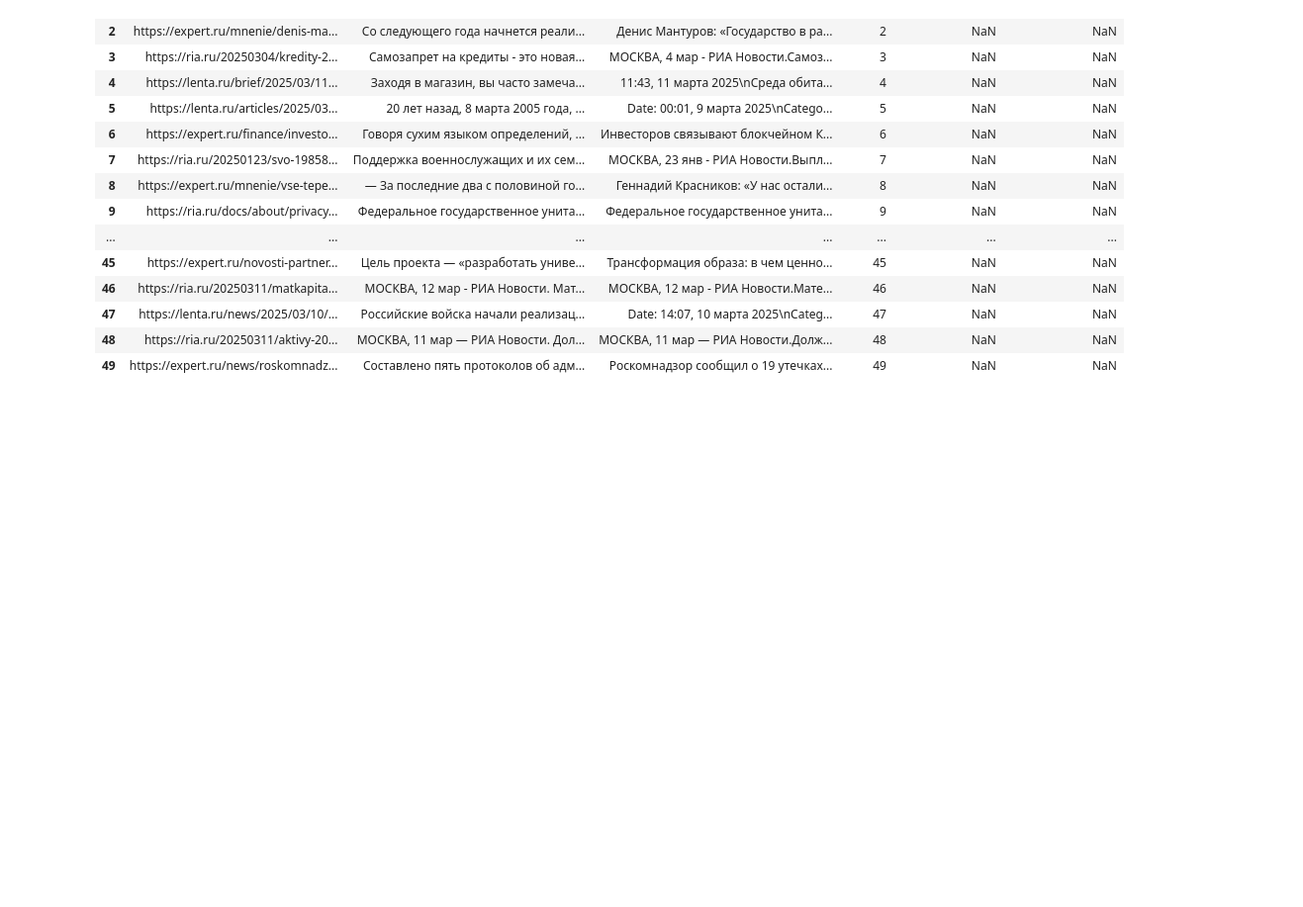
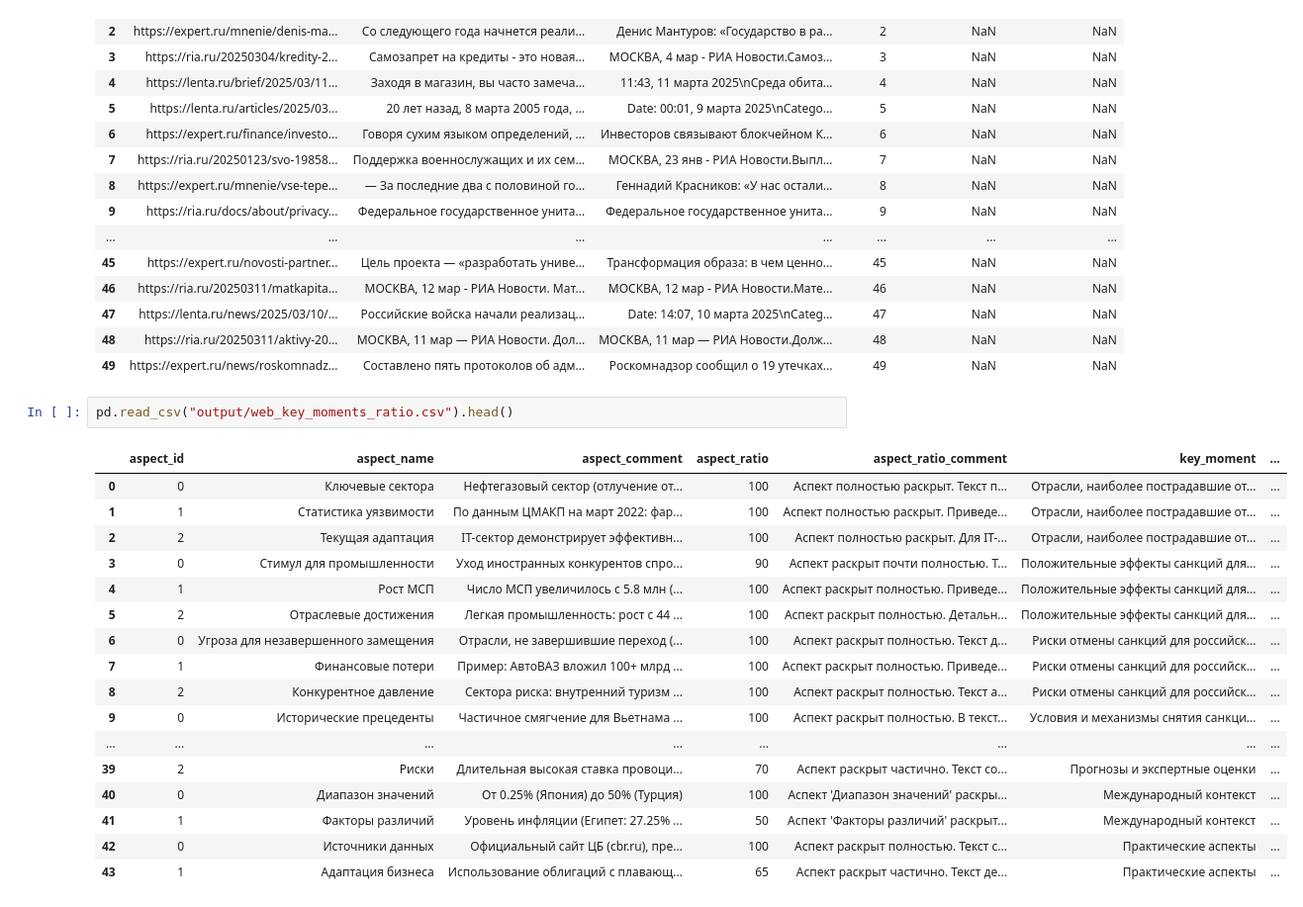
Before and after one commit to rvegrc/llm_news, a Jupyter notebook: llm_news.ipynb, the cells around one changed output. Shown at 99% size. Cells and saved outputs as stored; diff of their text form; blank space fills up the shorter version.

Commit message:
get all ratio for test two texts

```diff
--- a/llm_news.ipynb
+++ b/llm_news.ipynb
@@ -391,3 +391,23 @@ data_test_web
 | 47 | https://lenta.ru/news/2025/03/10/... | Российские войска начали реализац... | Date: 14:07, 10 марта 2025\nCateg... | 47 | NaN | NaN |
 | 48 | https://ria.ru/20250311/aktivy-20... | МОСКВА, 11 мар — РИА Новости. Дол... | МОСКВА, 11 мар — РИА Новости.Долж... | 48 | NaN | NaN |
 | 49 | https://expert.ru/news/roskomnadz... | Составлено пять протоколов об адм... | Роскомнадзор сообщил о 19 утечках... | 49 | NaN | NaN |
+# %%
+pd.read_csv("output/web_key_moments_ratio.csv").head()
+# %% [output]
+|  | aspect_id | aspect_name | aspect_comment | aspect_ratio | aspect_ratio_comment | key_moment | ... |
+| 0 | 0 | Ключевые сектора | Нефтегазовый сектор (отлучение от... | 100 | Аспект полностью раскрыт. Текст п... | Отрасли, наиболее пострадавшие от... | ... |
+| 1 | 1 | Статистика уязвимости | По данным ЦМАКП на март 2022: фар... | 100 | Аспект полностью раскрыт. Приведе... | Отрасли, наиболее пострадавшие от... | ... |
+| 2 | 2 | Текущая адаптация | IT-сектор демонстрирует эффективн... | 100 | Аспект полностью раскрыт. Для IT-... | Отрасли, наиболее пострадавшие от... | ... |
+| 3 | 0 | Стимул для промышленности | Уход иностранных конкурентов спро... | 90 | Аспект раскрыт почти полностью. Т... | Положительные эффекты санкций для... | ... |
+| 4 | 1 | Рост МСП | Число МСП увеличилось с 5.8 млн (... | 100 | Аспект раскрыт полностью. Приведе... | Положительные эффекты санкций для... | ... |
+| 5 | 2 | Отраслевые достижения | Легкая промышленность: рост с 44 ... | 100 | Аспект раскрыт полностью. Детальн... | Положительные эффекты санкций для... | ... |
+| 6 | 0 | Угроза для незавершенного замещения | Отрасли, не завершившие переход (... | 100 | Аспект раскрыт полностью. Текст д... | Риски отмены санкций для российск... | ... |
+| 7 | 1 | Финансовые потери | Пример: АвтоВАЗ вложил 100+ млрд ... | 100 | Аспект раскрыт полностью. Приведе... | Риски отмены санкций для российск... | ... |
+| 8 | 2 | Конкурентное давление | Сектора риска: внутренний туризм ... | 100 | Аспект раскрыт полностью. Текст а... | Риски отмены санкций для российск... | ... |
+| 9 | 0 | Исторические прецеденты | Частичное смягчение для Вьетнама ... | 100 | Аспект раскрыт полностью. В текст... | Условия и механизмы снятия санкци... | ... |
+| ... | ... | ... | ... | ... | ... | ... | ... |
+| 39 | 2 | Риски | Длительная высокая ставка провоци... | 70 | Аспект раскрыт частично. Текст со... | Прогнозы и экспертные оценки | ... |
+| 40 | 0 | Диапазон значений | От 0.25% (Япония) до 50% (Турция) | 100 | Аспект 'Диапазон значений' раскры... | Международный контекст | ... |
+| 41 | 1 | Факторы различий | Уровень инфляции (Египет: 27.25% ... | 50 | Аспект 'Факторы различий' раскрыт... | Международный контекст | ... |
+| 42 | 0 | Источники данных | Официальный сайт ЦБ (cbr.ru), пре... | 100 | Аспект раскрыт полностью. Текст с... | Практические аспекты | ... |
+| 43 | 1 | Адаптация бизнеса | Использование облигаций с плавающ... | 65 | Аспект раскрыт частично. Текст де... | Практические аспекты | ... |
```
Also changed, not shown: parts of 1 cell of this notebook, 2 other files.
